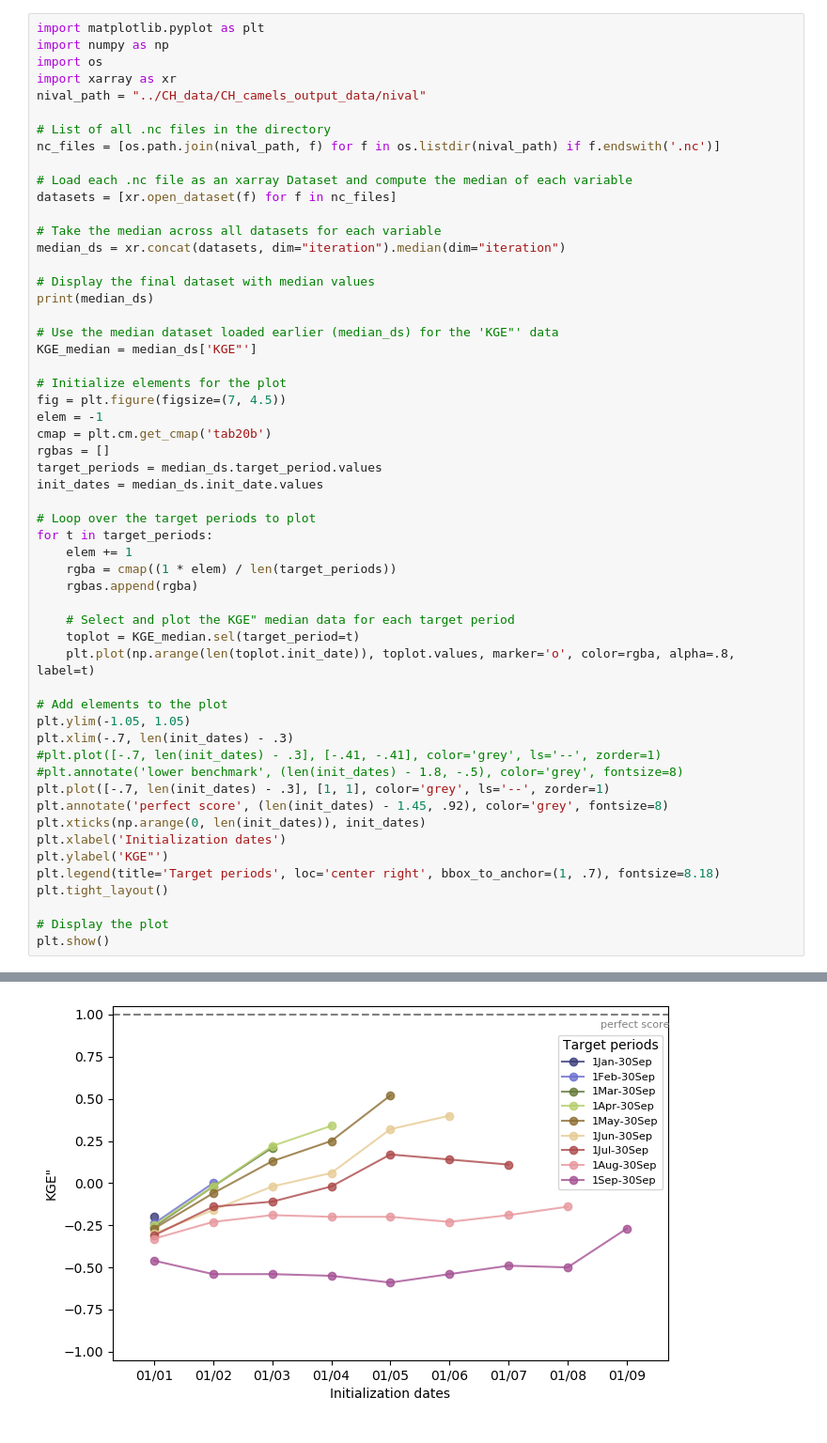
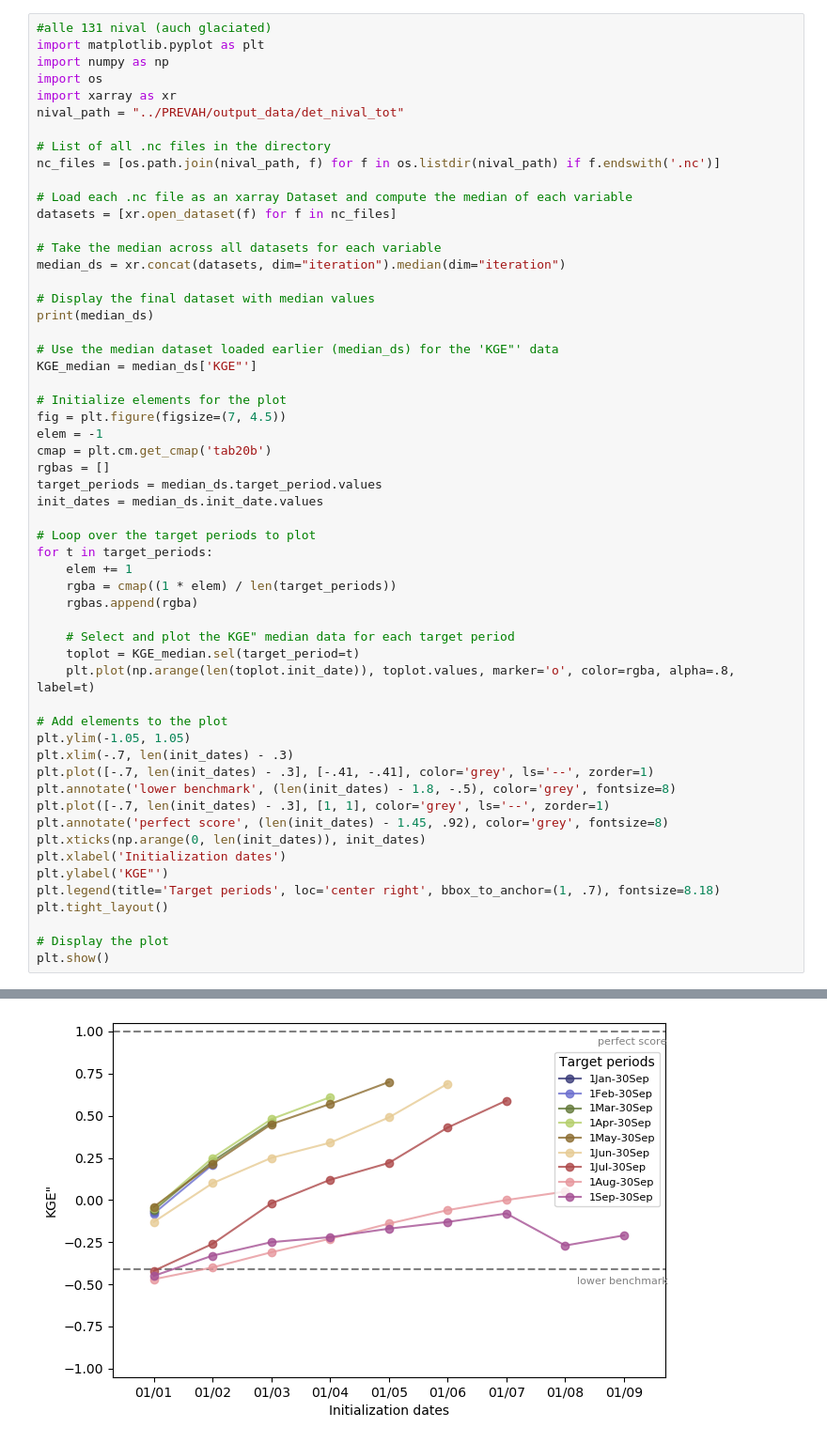
Before and after one commit to Laurin-98/FROSTBYTE_PREVAH, a Jupyter notebook: notebooks/Evaluations.ipynb, the cells around one changed output, grey strips where cells are left out. Shown at 94% size. Saved outputs shown, nothing was run; the diff lists cells and outputs as text.

```diff
--- a/notebooks/Evaluations.ipynb
+++ b/notebooks/Evaluations.ipynb
@@ -156,9 +8,10 @@ fig.savefig('../CH_data/evaluation_20241129/KGE_nival_no_regulation_median.png',
 # %%
+#alle 131 nival (auch glaciated)
 import matplotlib.pyplot as plt
 import numpy as np
 import os
 import xarray as xr
-nival_path = "../CH_data/CH_camels_output_data/nival"
+nival_path = "../PREVAH/output_data/det_nival_tot"
 
 # List of all .nc files in the directory
 nc_files = [os.path.join(nival_path, f) for f in os.listdir(nival_path) if f.endswith('.nc')]
@@ -196,8 +49,8 @@ for t in target_periods:
 # Add elements to the plot
 plt.ylim(-1.05, 1.05)
 plt.xlim(-.7, len(init_dates) - .3)
-#plt.plot([-.7, len(init_dates) - .3], [-.41, -.41], color='grey', ls='--', zorder=1)
-#plt.annotate('lower benchmark', (len(init_dates) - 1.8, -.5), color='grey', fontsize=8)
+plt.plot([-.7, len(init_dates) - .3], [-.41, -.41], color='grey', ls='--', zorder=1)
+plt.annotate('lower benchmark', (len(init_dates) - 1.8, -.5), color='grey', fontsize=8)
 plt.plot([-.7, len(init_dates) - .3], [1, 1], color='grey', ls='--', zorder=1)
 plt.annotate('perfect score', (len(init_dates) - 1.45, .92), color='grey', fontsize=8)
 plt.xticks(np.arange(0, len(init_dates)), init_dates)
@@ -224,2 +77,2 @@ Data variables:
-[figure, old version]
+[figure, new version]
 # %%
```
Also changed, not shown: parts of 20 cells of this notebook, 33 other files.
